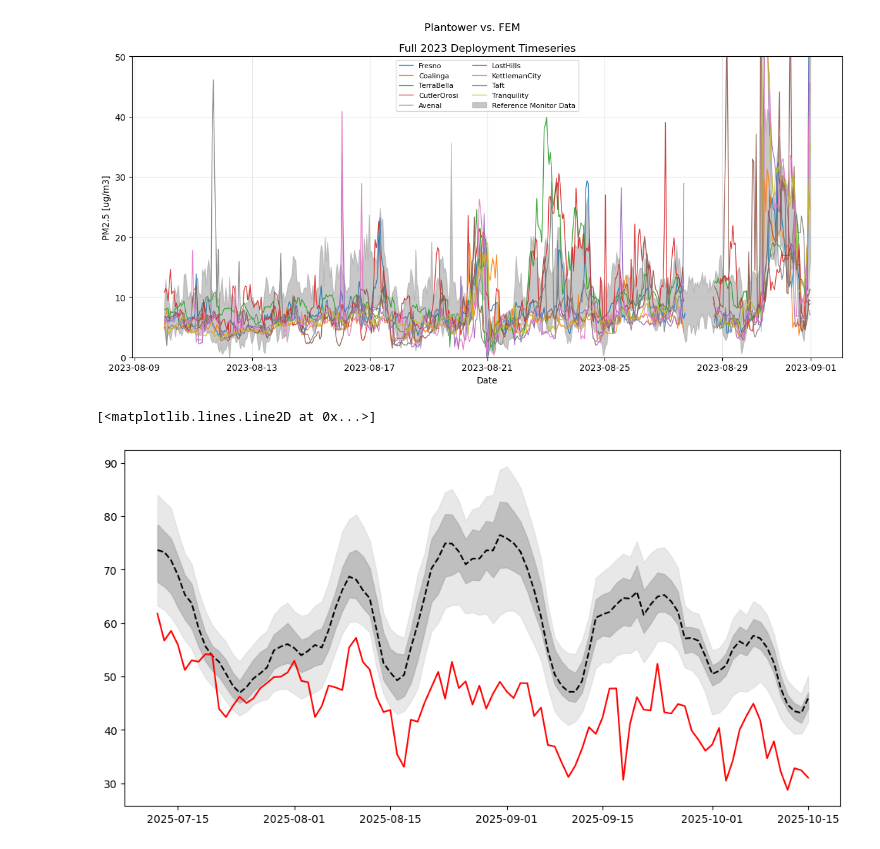
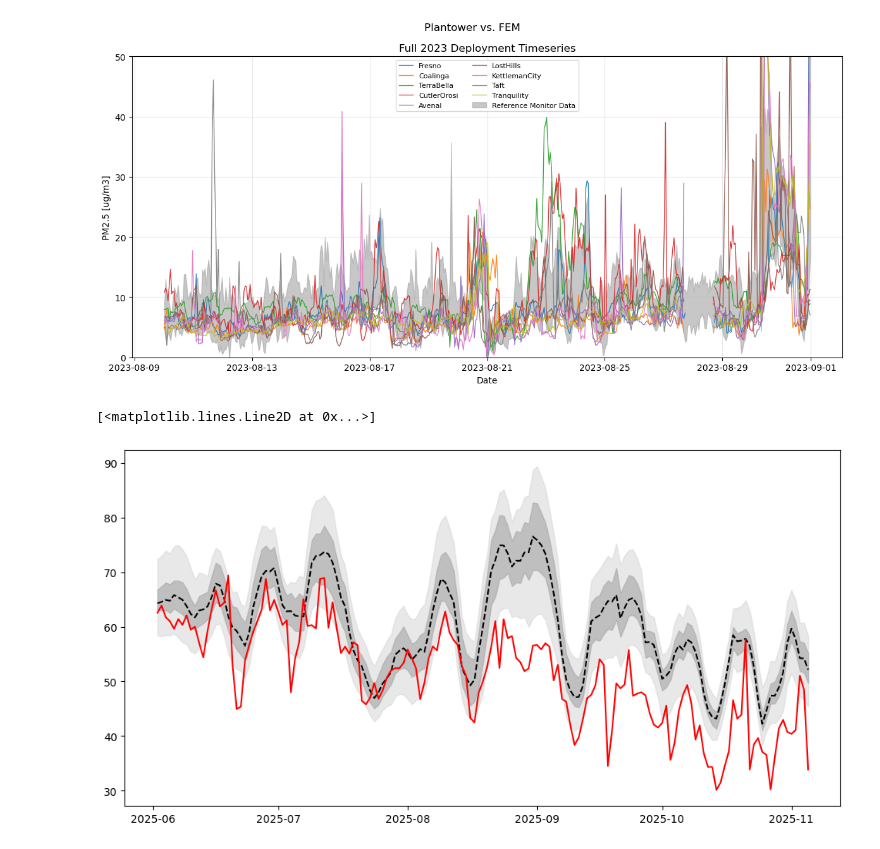
Before and after one commit to TorriaCol/voz-data-analysis, a Jupyter notebook: plots/full_timeseries.ipynb, the cells around one changed output. Saved outputs shown, nothing was run; the diff lists cells and outputs as text; code cells hidden in the pictures.

Commit message:
Calibrated ozone 2025 data

```diff
--- a/plots/full_timeseries.ipynb
+++ b/plots/full_timeseries.ipynb
@@ -127,7 +127,7 @@ import data_tools.deployment_sets as sets
 from data_tools import my_setup
 
 def create_ptwdatetime_column(ptw_file):
-    ptwdf = pd.read_csv(ptw_file, usecols = ['date_time','o3_cal'])
+    ptwdf = pd.read_csv(ptw_file, usecols = ['date_time','o3_calibrated_3var'])
     ptwdf = ptwdf.dropna(how='any')
     ptwdf = handle_datetime.create_utc_for_voz(ptwdf)
     ptwdf = handle_datetime.utc_to_CA(ptwdf)
@@ -135,7 +135,7 @@ def create_ptwdatetime_column(ptw_file):
 
 def rename_o3_column(ptw_file, ptwdf):
     site = os.path.basename(ptw_file).split('_', 1)[0]
-    ptwdf = ptwdf.rename(columns={'o3_cal': f'{site}_ptw'})
+    ptwdf = ptwdf.rename(columns={'o3_calibrated_3var': f'{site}_ptw'})
     return ptwdf
 
 def process_datetime(ref_site_df):
@@ -145,8 +145,8 @@ def process_datetime(ref_site_df):
     return ref_site_df
 
 # Define file names and locations for reference and voz plantowers
-ptwprefix = "../reference_files/2025rawdata/"
-ptw_site_names = sets.files_2025()
+ptwprefix = "../reference_files/2025OzoneDataCalibrated/"
+ptw_site_names = sets.calibrated_files_2025()
 
 ref_file = "../reference_files/OZONE_PICKDATA_2025-11-6.csv"
 ref_all = pd.read_csv(ref_file, usecols=['site', 'date', 'start_hour', 'value'])
@@ -202,8 +202,8 @@ all_voz_summary['quant95_voz'] = all_voz.quantile(0.95, axis=1)
 
 timeseries = all_ref_summary.join(all_voz_summary, how='right')
 
-start_date = pd.to_datetime("2025-07-12")
-end_date = pd.to_datetime("2025-10-15")
+start_date = pd.to_datetime("2025-06-02")
+end_date = pd.to_datetime("2025-11-05")
 
 timeseries_filtered = timeseries[(timeseries.index >= start_date) & (timeseries.index <= end_date)]
 
@@ -266,31 +266,31 @@ plt.plot(
     color='black',
     linestyle='--',
     linewidth=1.5,
     label='Median',
     zorder=3
 )
 
 plt.plot(
     timeseries_filtered.index,
     timeseries_filtered['median_voz'],
     color='red',
     linewidth=1.5,
     label='Median',
     zorder=4
 )
 
 
 # plt.legend(ncol=2, fontsize=8)
 # plt.title("Full 2025 Deployment Timeseries")
 # plt.suptitle("Plantower vs. FEM")
 # plt.xlabel("Date")
 # plt.ylabel("o3 [ug/m3]")
 # plt.ylim(0, 100)
 # plt.grid(True, alpha=0.3)
 # plt.tight_layout()
 
 # # plt.savefig(rf"./images/FullTimeseries.jpg", format='jpg', dpi=300)
 # plt.show()
 # %% [output]
 [<matplotlib.lines.Line2D at 0x...>]
-[figure, old version]
+[figure, new version]
```
Also changed, not shown: 18 other files.
